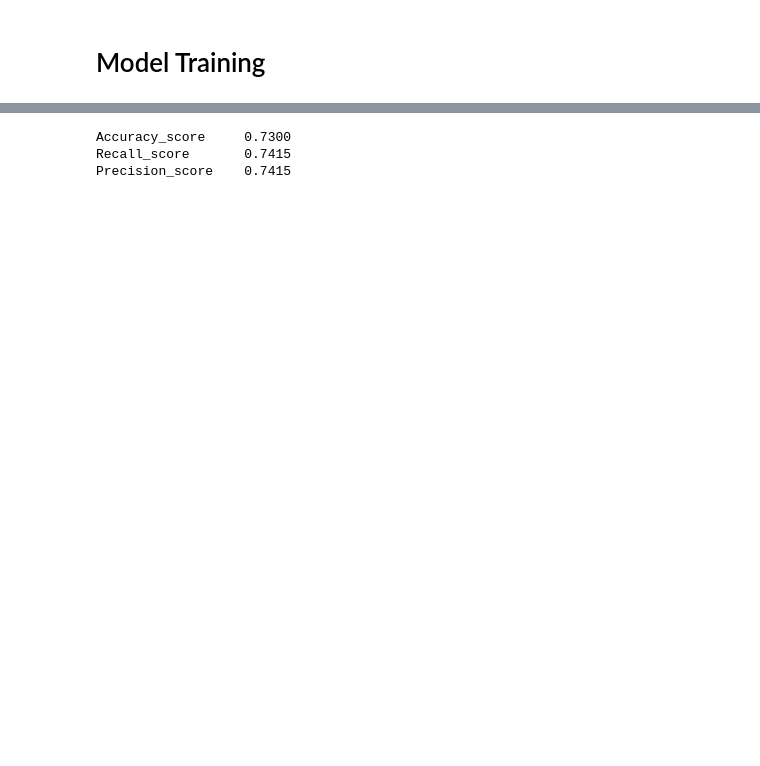
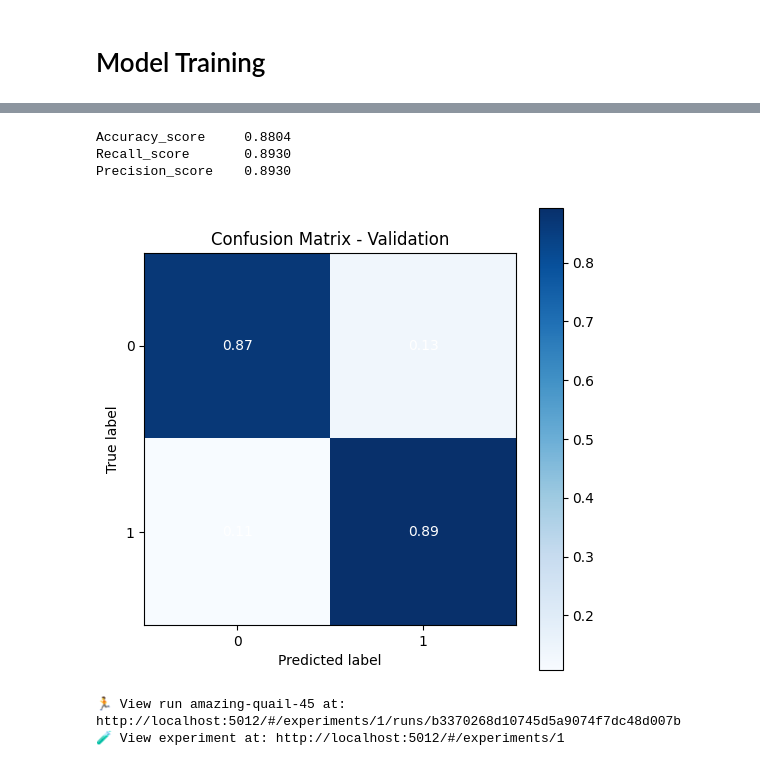
Before and after one commit to LorisPolenz/IAI_Project, a Jupyter notebook: src/tf_idf.ipynb, the cells around one changed output, grey strips where cells are left out. Drawn from its saved outputs; the diff is of its cells as text; code cells hidden in the pictures; blank space fills up the shorter version.

Commit message:
feat(tf_idf): add final script with traing and metrics

```diff
--- a/src/tf_idf.ipynb
+++ b/src/tf_idf.ipynb
@@ -92,12 +93,24 @@ tfidf = TfidfVectorizer()
 data_count = vecorizer.fit_transform(dataset['train']['text'])
 data_tfidf = tfidf.fit_transform(df_tfidf['review_clean'])
 # %%
-x_train_count, x_test_count, y_train_count, y_test_count = train_test_split(data_count, dataset['train']['label'], test_size=0.99, random_state=42)
+x_train_count, x_test_count, y_train_count, y_test_count = train_test_split(data_count, dataset['train']['label'], test_size=0.2, random_state=42)
 x_train_tfidf, x_test_tfidf, y_train_tfidf, y_test_tfidf = train_test_split(data_tfidf, df_tfidf['sentiment'].values, test_size=0.2, random_state=42)
 # %%
 with mlflow.start_run(experiment_id=count_experiment.experiment_id):
     model_count = LogisticRegression(random_state=42, max_iter=1000)
     model_count.fit(x_train_count, np.array(y_train_count))
 
+    # Generate Signature to save on mem usage
+    sig = infer_signature(x_train_count[:100], model_count.predict(x_train_count[:100]))
+
+    # Log the sklearn model and register as version 1
+    mlflow.sklearn.log_model(
+        sk_model=model_count,
+        name="model_count",
+        input_example=x_train_count[:100],
+        registered_model_name="sk-learn-log-reg-count",
+        signature=sig
+    )
+
     count_run = mlflow.active_run().info
 # %% [output]
@@ -111,4 +125,16 @@ with mlflow.start_run(experiment_id=tfidf_experiment.experiment_id):
     model_tfidf = LogisticRegression(random_state=42, max_iter=1000)
     model_tfidf.fit(x_train_tfidf, y_train_tfidf)
 
+    # Generate Signature to save on mem usage
+    sig = infer_signature(x_train_tfidf[:100], model_tfidf.predict(x_train_tfidf[:100]))
+
+    # Log the sklearn model and register as version 1
+    mlflow.sklearn.log_model(
+        sk_model=model_tfidf,
+        name="model_tfidf",
+        input_example=x_train_tfidf[:10],
+        registered_model_name="sk-learn-log-reg-tfidf",
+        signature=sig
+    )
+
     tfidf_run = mlflow.active_run().info
@@ -115,25 +148,41 @@ with mlflow.start_run(experiment_id=tfidf_experiment.experiment_id):
 # %%
 prediction_count = model_count.predict(x_test_count)
 
 scores_count = np.array([[
     accuracy_score(y_test_count, prediction_count),
     recall_score(y_test_count, prediction_count),
     precision_score(y_test_count, prediction_count),
 ]])
 
 print(f"{'Accuracy_score':<18} {scores_count[0][0]:.4f}")
 print(f"{'Recall_score':<18} {scores_count[0][1]:.4f}")
 print(f"{'Precision_score':<18} {scores_count[0][1]:.4f}")
 
 mlflow.log_metrics(run_id=count_run.run_id, metrics={
-    "testing_accuracy_score": accuracy_score(y_test_count, prediction_count),
-    "testing_recall_score": recall_score(y_test_count, prediction_count),
-    "testing_precision_score": precision_score(y_test_count, prediction_count),
+    "testing_accuracy_score": scores_count[0][0],
+    "testing_recall_score": scores_count[0][1],
+    "testing_precision_score": scores_count[0][2],
 })
+
+# Generate and save Confusion Matrix
+cm = confusion_matrix(y_test_count, prediction_count, normalize="true")
+fig, ax = plt.subplots(figsize=(6, 6))
+ConfusionMatrixDisplay(cm, display_labels=model_count.classes_).plot(ax=ax, cmap="Blues", text_kw={"color": "white"})
+ax.set_title("Confusion Matrix - Validation")
+
+plt.show()
+
+with mlflow.start_run(run_id=tfidf_run.run_id):
+    mlflow.log_figure(fig, "val_confusion_matrix.png")
+
+plt.close()
 # %% [output]
-Accuracy_score     0.7300
-Recall_score       0.7415
-Precision_score    0.7415
+Accuracy_score     0.8804
+Recall_score       0.8930
+Precision_score    0.8930
+[figure, added]
+🏃 View run amazing-quail-45 at: http://localhost:5012/#/experiments/1/runs/b3370268d10745d5a9074f7dc48d007b
+🧪 View experiment at: http://localhost:5012/#/experiments/1
 # %%
 prediction_tfidf = model_tfidf.predict(x_test_tfidf)
 
```
Also changed, not shown: parts of 10 cells of this notebook.
